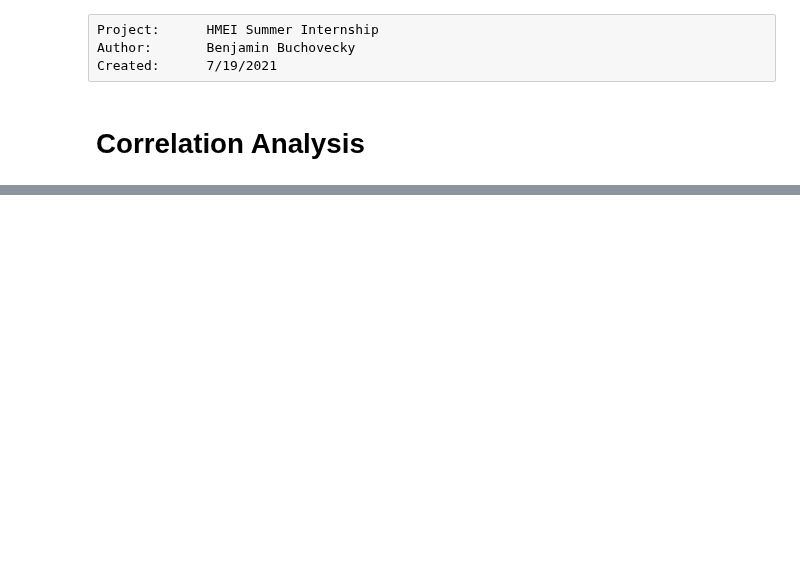
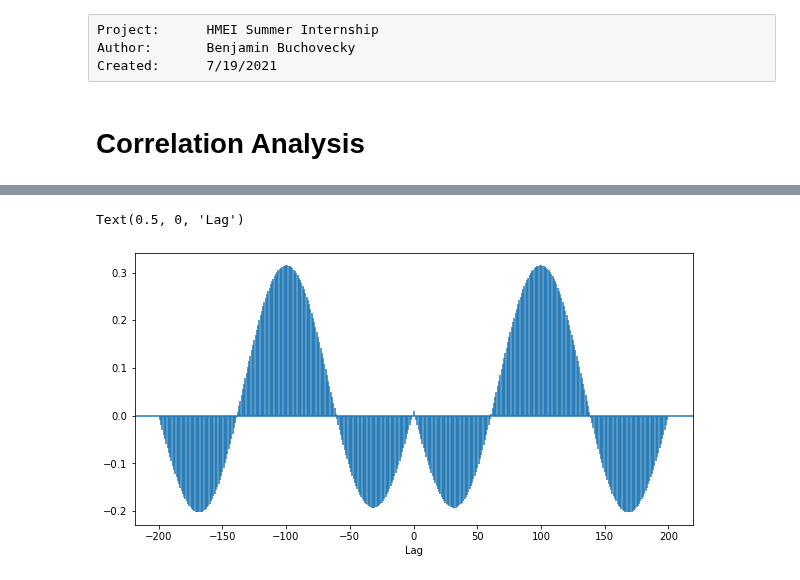
Before and after one commit to bbuchovecky/hmei, a Jupyter notebook: notebooks/correlation_analysis.ipynb, the cells around one changed output, grey strips where cells are left out. Saved outputs shown, nothing was run; the diff lists cells and outputs as text; code cells hidden in the pictures; blank space fills up the shorter version.

```diff
--- a/notebooks/correlation_analysis.ipynb
+++ b/notebooks/correlation_analysis.ipynb
@@ -38,0 +81,9 @@ The autoreload extension is already loaded. To reload it, use:
+# %%
+## matplotlib version of xcorr() which uses numpy.correlate(mode = 'full')
+fig,ax = plt.subplots(figsize=(10,5))
+
+plt_xcorr = ax.xcorr(x, y, maxlags=199, usevlines=True)
+ax.set_xlabel('Lag')
+# %% [output]
+Text(0.5, 0, 'Lag')
+[figure, added]
```
Also changed, not shown: parts of 7 cells of this notebook.
